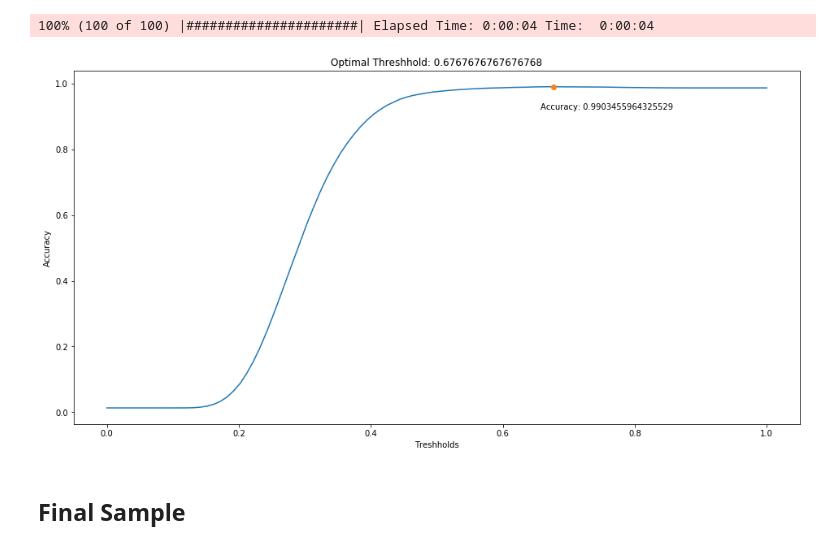
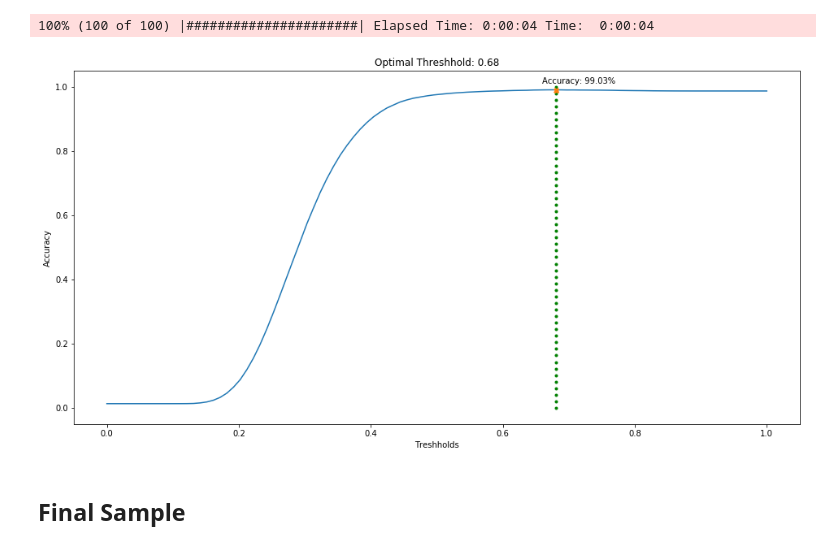
Before and after one commit to xrhd/Compare-Handwritten-Signatures-using-VGG19, a Jupyter notebook: signatures_similarity.ipynb, the cells around one changed output. Saved outputs shown, nothing was run; the diff lists cells and outputs as text; code cells hidden in the pictures.

```diff
--- a/signatures_similarity.ipynb
+++ b/signatures_similarity.ipynb
@@ -95,25 +99,23 @@ run this cell to generate some random sample
 # %%
+''' random sample '''
 sample = sig_df.sample(2)
 a,b = sample.index[0], sample.index[1]
-sim = 1.0 - cosine(sig_df.T[a][0], sig_df.T[b][0])
 
+'''Comparing'''
+sim = np.around(1.0 - cosine(sig_df.T[a][0], sig_df.T[b][0]), 5)
 a_author, b_author = int(a.strip('.png').strip('.PNG')[3:6]), int(b.strip('.png').strip('.PNG')[3:6])
 a_class, b_class = int(a.strip('.png').strip('.PNG')[-3:]), int(b.strip('.png').strip('.PNG')[-3:])
-
 a_type = 'Genuine' if a_author == a_class else 'Forged'
 b_type = 'Genuine' if b_author == b_class else 'Forged'
 
+'''Ploting'''
 plt.figure(figsize=(20,5))
-plt.suptitle(f'Similarity: {sim}')
-
+plt.suptitle(f'Cosine Similarity: {sim}')
 plt.subplot(1,2,1)
 plt.title(f"{a_type} Class:{a_class}")
 plt.imshow(image.load_img(f'{path}/{a}'))
-
 plt.subplot(1,2,2)
 plt.title(f"{b_type} Class:{b_class}")
 plt.imshow(image.load_img(f'{path}/{b}'))
-
-
 plt.show()
 # %% [output]
@@ -166,24 +168,27 @@ for thresh in progressbar(np.linspace(0,1, 100)):
         predicted = sims[a][b]['dist'] > thresh
         y[-1] += 1 if predicted != sims[a][b]['label'] else 0
 
-optimall_threshhold = x[y.index(min(y))] # optimall threshhold == where loss is minimum
+optimal_threshhold = np.around(x[y.index(min(y))], 2) # optimall threshhold == where loss is minimum
 
 x = np.array(x)
 y = 1 - np.array(y) / len(comb) # loss => accuracy
 
-minimum_loss = max(y) # minimaumloss represents the maxmum accuracy
+minimum_loss = np.around(max(y), 4) # minimaumloss represents the maxmum accuracy
 # %% [output]
 100% (100 of 100) |######################| Elapsed Time: 0:00:04 Time:  0:00:04
 # %%
 plt.figure(figsize=(16,8))
-plt.title(f'Optimal Threshhold: {optimall_threshhold}')
+plt.title(f'Optimal Threshhold: {optimal_threshhold}')
+
 plt.plot(x,y)
-plt.annotate(f'Accuracy: {minimum_loss}', xy=(optimal_threshhold, minimum_loss), xytext=(optimal_threshhold-0.02, 0.92))
-plt.plot(optimal_threshhold, minimum_loss, 'o', )
+plt.plot([optimal_threshhold]*50, np.linspace(0,1), '.g')
+plt.plot(optimal_threshhold, minimum_loss, 'X', )
+plt.annotate(f'Accuracy: {minimum_loss*100}%', xy=(optimal_threshhold, minimum_loss), xytext=(optimal_threshhold-0.02, 1.01))
+
 plt.xlabel('Treshholds')
 plt.ylabel('Accuracy')
 plt.show()
 # %% [output]
-[figure, old version]
+[figure, new version]
 # %% [markdown]
 ## Final Sample
```
Also changed, not shown: parts of 8 cells of this notebook.
